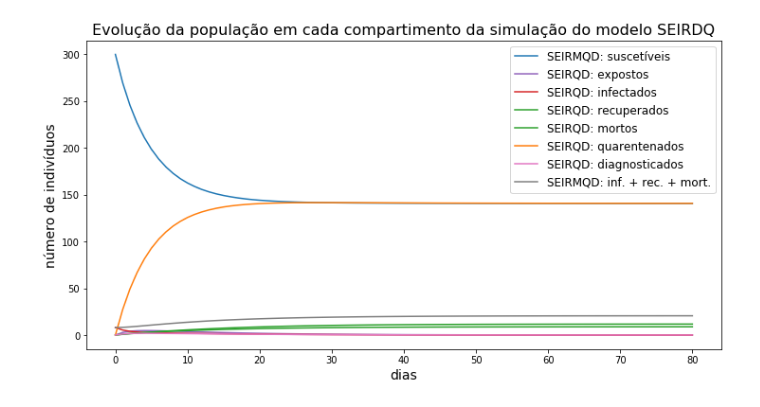
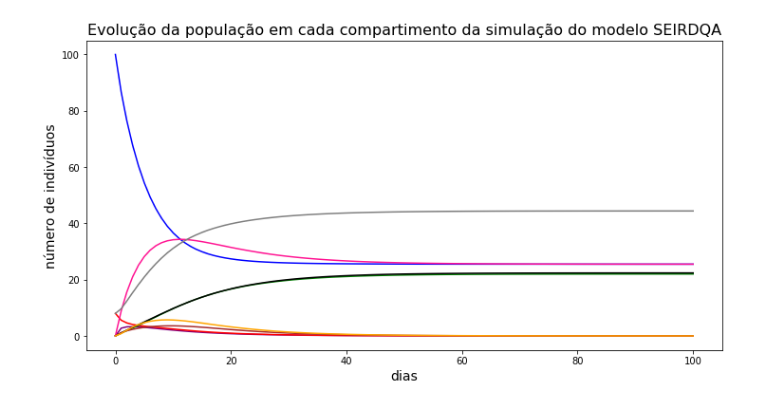
Before and after one commit to Modelagem-Covid-19-RJ/covid19, a Jupyter notebook: modelos/Factory/agent_based/SEIR-QAD_jia_grafos.ipynb, the cells around one changed output. Drawn from its saved outputs; the diff is of its cells as text; code cells hidden in the pictures.

```diff
--- a/modelos/Factory/agent_based/SEIR-QAD_jia_grafos.ipynb
+++ b/modelos/Factory/agent_based/SEIR-QAD_jia_grafos.ipynb
@@ -23,17 +20,22 @@ aa
 # %%
-num_pop = 300
+num_pop = 100
 p = 0.1
 lamb = 0.1
-beta = 0.5
-sigma= 0.2
+beta = 0.7
+theta = 0.6
+sigma= 1
+rho = 0.5
+gammaA = 0.1
+epsA = 0.1
 gammaI = 0.15
 epsI = 0.2
-dI = 0.1
+dI = 0.15
 gammaD = 0.15
 dD = 0.15
+
 #R0 = beta/gamma
-I_0 = 8
-T = 80
+I_0 = 10
+T = 100
 tempos = np.array(range(T+1))
 num_sim = 60
 #print(f'Número básico de reprodução = {R0:.2f}')
@@ -489,28 +562,29 @@ def evolucao_grafo_estruturado(pop_0, p, lamb, mu, sigma, gammaI, epsI, dI, gamm
 
     return resultado
 # %%
-X = evolucao_SEIRMQD(pop_0 = [num_pop-I_0, 0, I_0, 0, 0, 0, 0], p=p, lamb=lamb, beta=beta, sigma=sigma, gammaI=gammaI, epsI=epsI, dI=dI, gammaD=gammaD, dD=dD,tempos = tempos)
+X = evolucao_SEIRMQDA(pop_0 = [num_pop-I_0, 0, I_0, 0, 0, 0, 0,0], p=p, lamb=lamb, beta=beta, theta=theta, sigma=sigma, rho=rho, gammaA=gammaA, epsA = epsA, gammaI=gammaI, epsI=epsI, dI=dI, gammaD=gammaD, dD=dD,tempos = tempos)
 # %%
 plt.figure(figsize=(12,6))
 
 # exibe os gráficos das médias
-plt.plot(tempos, X.S, 'tab:blue', label='SEIRMQD: suscetíveis')
-plt.plot(tempos, X.E, 'tab:purple', label='SEIRQD: expostos')
-plt.plot(tempos, X.I, 'tab:red', label='SEIRQD: infectados')
-plt.plot(tempos, X.R, 'tab:green', label='SEIRQD: recuperados')
-plt.plot(tempos, X.M, 'tab:green', label='SEIRQD: mortos')
-plt.plot(tempos, X.Q, 'tab:orange', label='SEIRQD: quarentenados')
-plt.plot(tempos, X.D, 'tab:pink', label='SEIRQD: diagnosticados')
-plt.plot(tempos, X.I + X.R + X.D + X.M, 'tab:gray', label='SEIRMQD: inf. + rec. + mort.')
+plt.plot(tempos, X.S, 'blue', label='SEIRMQDA: suscetíveis')
+plt.plot(tempos, X.E, 'purple', label='SEIRQDA: expostos')
+plt.plot(tempos, X.I, 'red', label='SEIRQDA: infectados')
+plt.plot(tempos, X.R, 'green', label='SEIRQDA: recuperados')
+plt.plot(tempos, X.M, 'black', label='SEIRQDA: mortos')
+plt.plot(tempos, X.Q, 'deeppink', label='SEIRQDA: quarentenados')
+plt.plot(tempos, X.D, 'brown', label='SEIRQDA: diagnosticados')
+plt.plot(tempos, X.A, 'orange', label='SEIRQDA: assintomáticos')
+plt.plot(tempos, X.I + X.R + X.D + X.M + X.A, 'tab:gray', label='SEIRMQDA: inf. + assint. + rec. + mort.')
 
 # informações para o gráfico
 plt.xlabel('dias', fontsize=14)
 plt.ylabel('número de indivíduos', fontsize=14)
-plt.title('Evolução da população em cada compartimento da simulação do modelo SEIRDQ', fontsize=16)
-plt.legend(loc='best', fontsize=12)
+plt.title('Evolução da população em cada compartimento da simulação do modelo SEIRDQA', fontsize=16)
+#plt.legend(loc='best', fontsize=12)
 plt.show()
 # %% [output]
-[figure, old version]
+[figure, new version]
 # %%
 G_r = nx.random_regular_graph(d=num_pop-1, n=num_pop, seed=12)
 nx.set_node_attributes(G_r, attr_pop_0)
```
Also changed, not shown: parts of 9 cells of this notebook, 4 other files.
